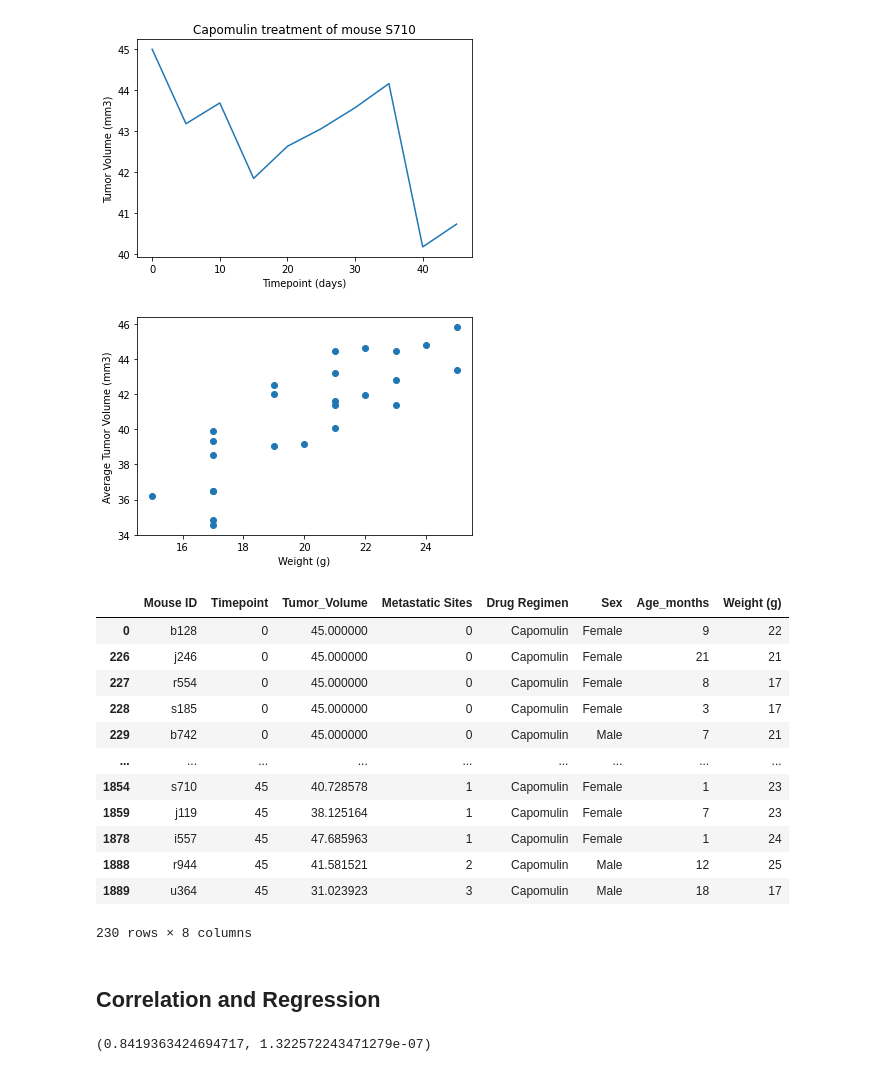
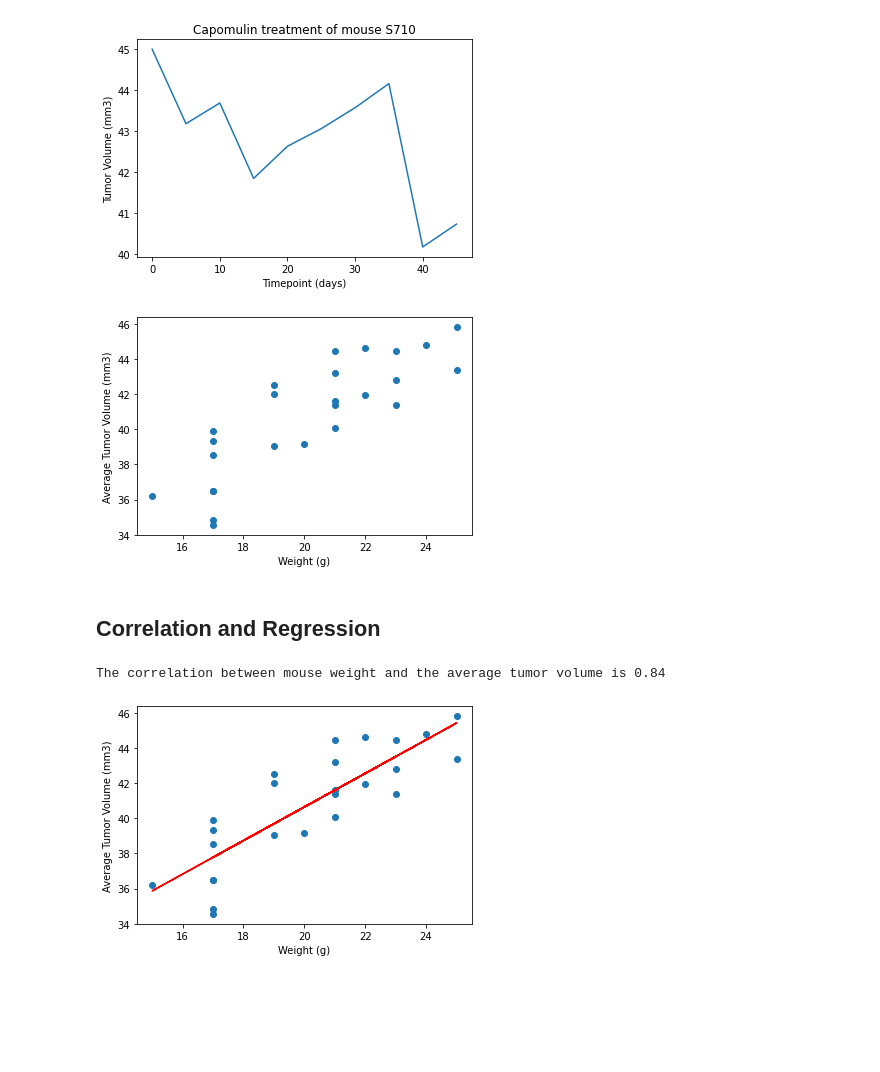
Before and after one commit to jacance/matplotlib-challenge, a Jupyter notebook: Pymaceuticals/pymaceuticals.ipynb, the cells around one changed output. Drawn from its saved outputs; the diff is of its cells as text; code cells hidden in the pictures; blank space fills up the shorter version.

```diff
--- a/Pymaceuticals/pymaceuticals.ipynb
+++ b/Pymaceuticals/pymaceuticals.ipynb
@@ -277,7 +302,7 @@ for drug in drug_list:
 
 capomulin = ["Capomulin"]
 s710list = ["s710"]
-cap_df = clean_mouse_df.loc[clean_mouse_df['Drug Regimen'].isin(caplist)]
+cap_df = clean_mouse_df.loc[clean_mouse_df['Drug Regimen'].isin(capomulin)]
 s710 = cap_df.loc[cap_df['Mouse ID'].isin(s710list)]
 
 
@@ -306,29 +331,33 @@ plt.ylabel("Average Tumor Volume (mm3)")
 plt.show()
 # %% [output]
 [figure]
-|  | Mouse ID | Timepoint | Tumor_Volume | Metastatic Sites | Drug Regimen | Sex | Age_months | Weight (g) |
-| 0 | b128 | 0 | 45.000000 | 0 | Capomulin | Female | 9 | 22 |
-| 226 | j246 | 0 | 45.000000 | 0 | Capomulin | Female | 21 | 21 |
-| 227 | r554 | 0 | 45.000000 | 0 | Capomulin | Female | 8 | 17 |
-| 228 | s185 | 0 | 45.000000 | 0 | Capomulin | Female | 3 | 17 |
-| 229 | b742 | 0 | 45.000000 | 0 | Capomulin | Male | 7 | 21 |
-| ... | ... | ... | ... | ... | ... | ... | ... | ... |
-| 1854 | s710 | 45 | 40.728578 | 1 | Capomulin | Female | 1 | 23 |
-| 1859 | j119 | 45 | 38.125164 | 1 | Capomulin | Female | 7 | 23 |
-| 1878 | i557 | 45 | 47.685963 | 1 | Capomulin | Female | 1 | 24 |
-| 1888 | r944 | 45 | 41.581521 | 2 | Capomulin | Male | 12 | 25 |
-| 1889 | u364 | 45 | 31.023923 | 3 | Capomulin | Male | 18 | 17 |
-230 rows × 8 columns
 # %% [markdown]
 ## Correlation and Regression
-# %%
-# Calculate the correlation coefficient and linear regression model
-# for mouse weight and average tumor volume for the Capomulin regimen
-
-correlation = st.pearsonr(x_tumor_weight, y_tumor_weight)
-correlation
-
-# cap_df.rename(columns={"Tumor Volume (mm3)": "Tumor_Volume"})
-# capregimen_slope, capregimen_int, capregimen_r, capregimen_p, capregimen_std_err = cap_df.linregress()
-# %% [output]
-(0.8419363424694717, 1.322572243471279e-07)
+# %%
+from scipy.stats import linregress
+
+# Calculate the correlation coefficient and linear regression model
+# for mouse weight and average tumor volume for the Capomulin regimen
+
+correlation_coefficient = st.pearsonr(x_tumor_weight, y_tumor_weight)
+correlation_coefficient = round(correlation_coefficient[0],2)
+
+
+# Linear regression equation
+(slope, intercept, rvalue, pvalue, stderr) = linregress(x_tumor_weight, y_tumor_weight)
+regress_values = x_tumor_weight * slope + intercept
+line_eq = "y = " + str(round(slope,2)) + "x + " + str(round(intercept,2))
+
+# Plot the linear regression model on top of the previous scatter plot
+
+print(f'The correlation between mouse weight and the average tumor volume is {correlation_coefficient}')
+plt.scatter(x_tumor_weight,y_tumor_weight)
+plt.plot(x_tumor_weight,regress_values,"r-")
+
+
+plt.xlabel("Weight (g)")
+plt.ylabel("Average Tumor Volume (mm3)")
+plt.show()
+# %% [output]
+The correlation between mouse weight and the average tumor volume is 0.84
+[figure, added]
```
Also changed, not shown: parts of 3 cells of this notebook.
